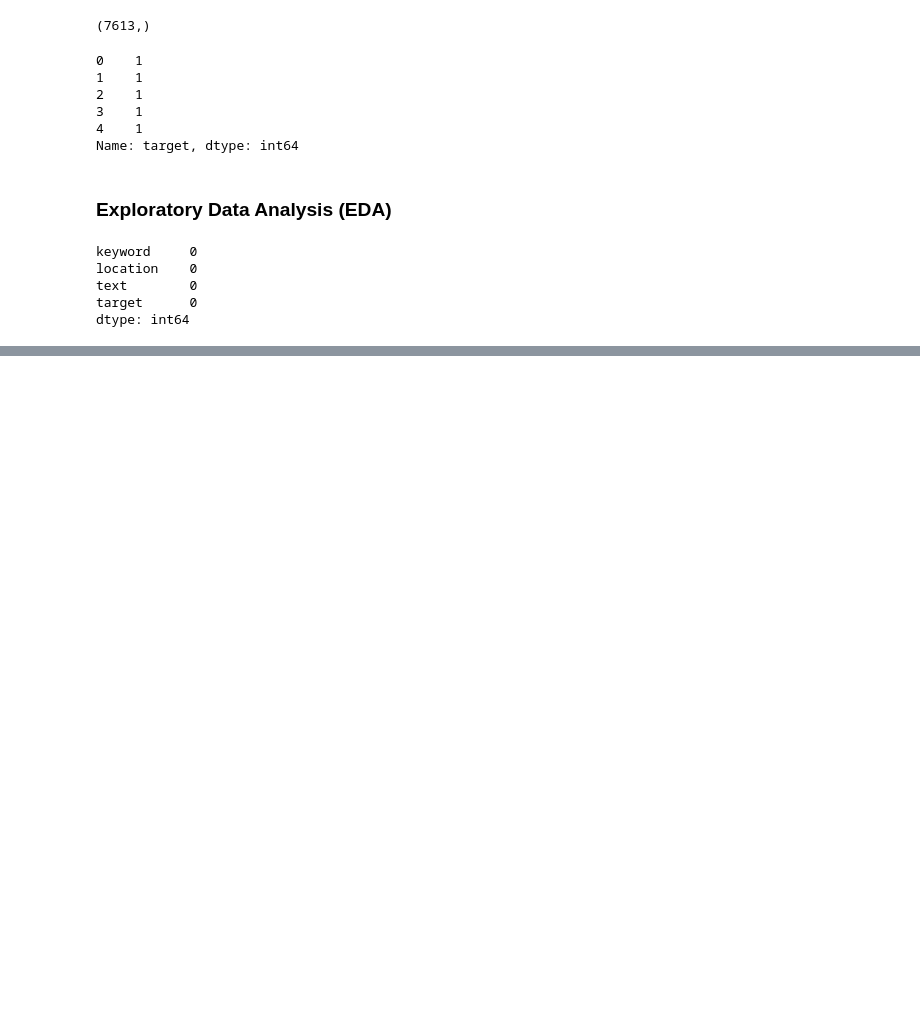
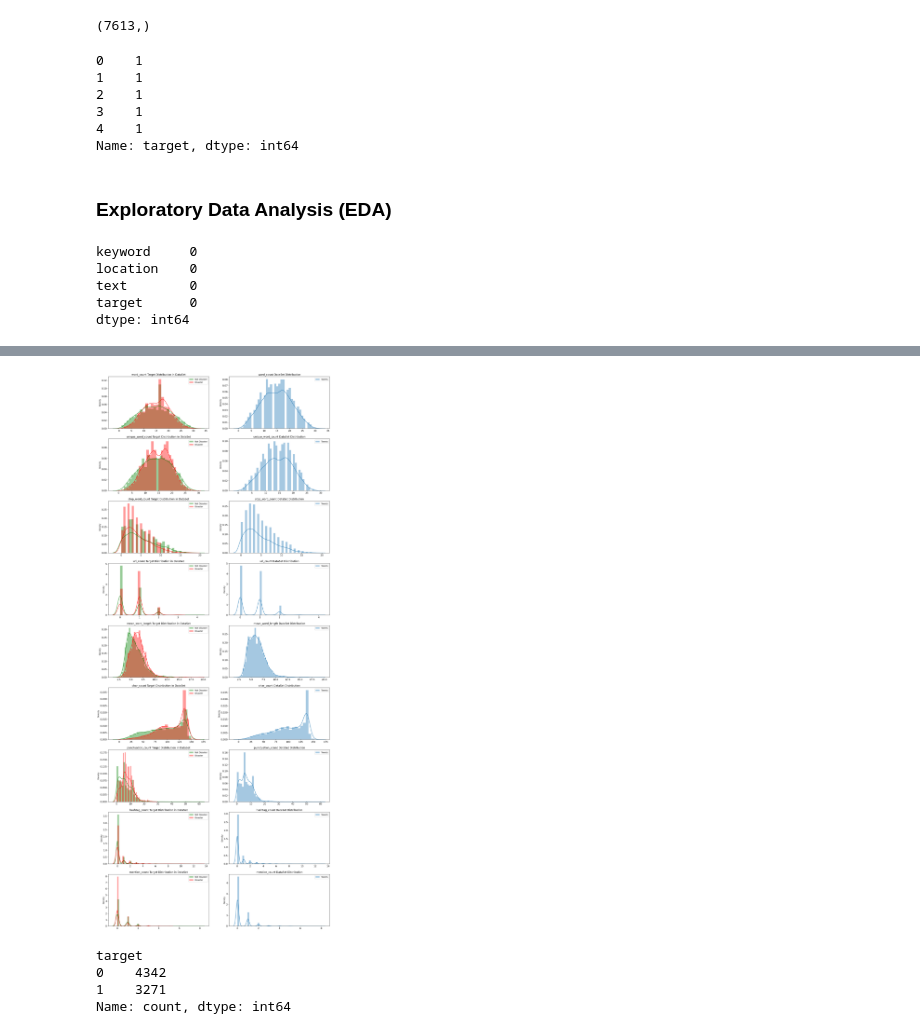
Before and after one commit to SurilPurohit/tweet-disaster-detection-system, a Jupyter notebook: main.ipynb, the cells around one changed output, grey strips where cells are left out. Saved outputs shown, nothing was run; the diff lists cells and outputs as text; code cells hidden in the pictures; blank space fills up the shorter version.

```diff
--- a/main.ipynb
+++ b/main.ipynb
@@ -117,0 +183,40 @@ dtype: int64
+# %%
+# Plotting the distribution of the new columns
+
+# Define the features to plot
+METAFEATURES = ['word_count', 'unique_word_count', 'stop_word_count', 'url_count', 'mean_word_length',
+                'char_count', 'punctuation_count', 'hashtag_count', 'mention_count']
+
+DISASTER_TWEETS = df['target'] == 1
+
+# Define the figure size and axis for plotting
+fig, axes = plt.subplots(ncols=2, nrows=len(METAFEATURES), figsize=(20, 50), dpi=100)
+
+# Plot the distribution of the features
+for i, feature in enumerate(METAFEATURES):
+    sns.distplot(df.loc[~DISASTER_TWEETS][feature], label='Not Disaster', ax=axes[i][0], color='green')
+    sns.distplot(df.loc[DISASTER_TWEETS][feature], label='Disaster', ax=axes[i][0], color='red')
+
+    sns.distplot(df[feature], label='Tweets', ax=axes[i][1])
+
+    for j in range(2):
+        axes[i][j].set_xlabel('')
+        axes[i][j].tick_params(axis='x', labelsize=12)
+        axes[i][j].tick_params(axis='y', labelsize=12)
+        axes[i][j].legend()
+
+    axes[i][0].set_title(f'{feature} Target Distribution in DataSet', fontsize=13)
+    axes[i][1].set_title(f'{feature} DataSet Distribution', fontsize=13)
+
+plt.show()
+# %% [output]
+[figure, added]
+# %%
+# Count of target variable values in the dataset
+label_target_count = df.target.value_counts()
+label_target_count
+# %% [output]
+target
+0    4342
+1    3271
+Name: count, dtype: int64
```
Also changed, not shown: parts of 25 cells of this notebook, 5 other files.
